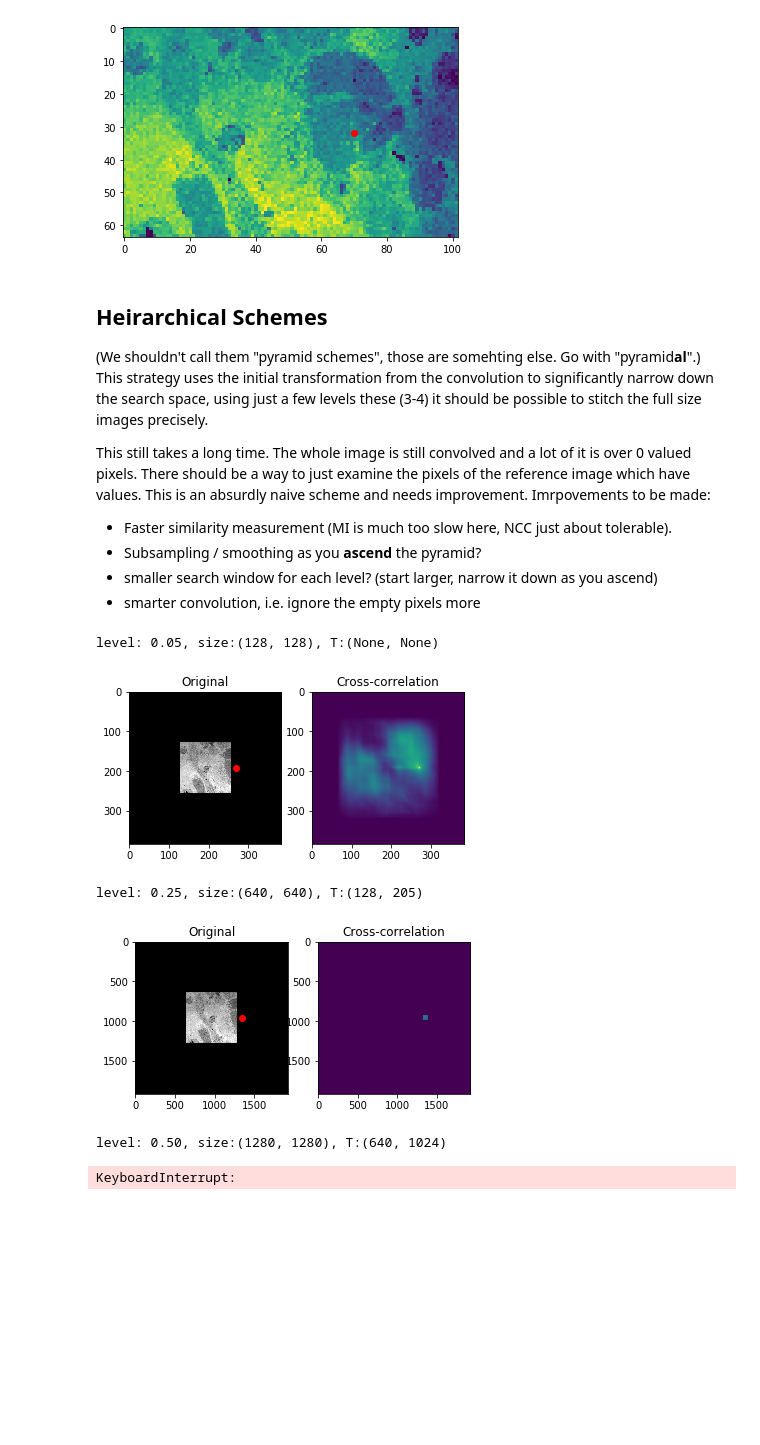
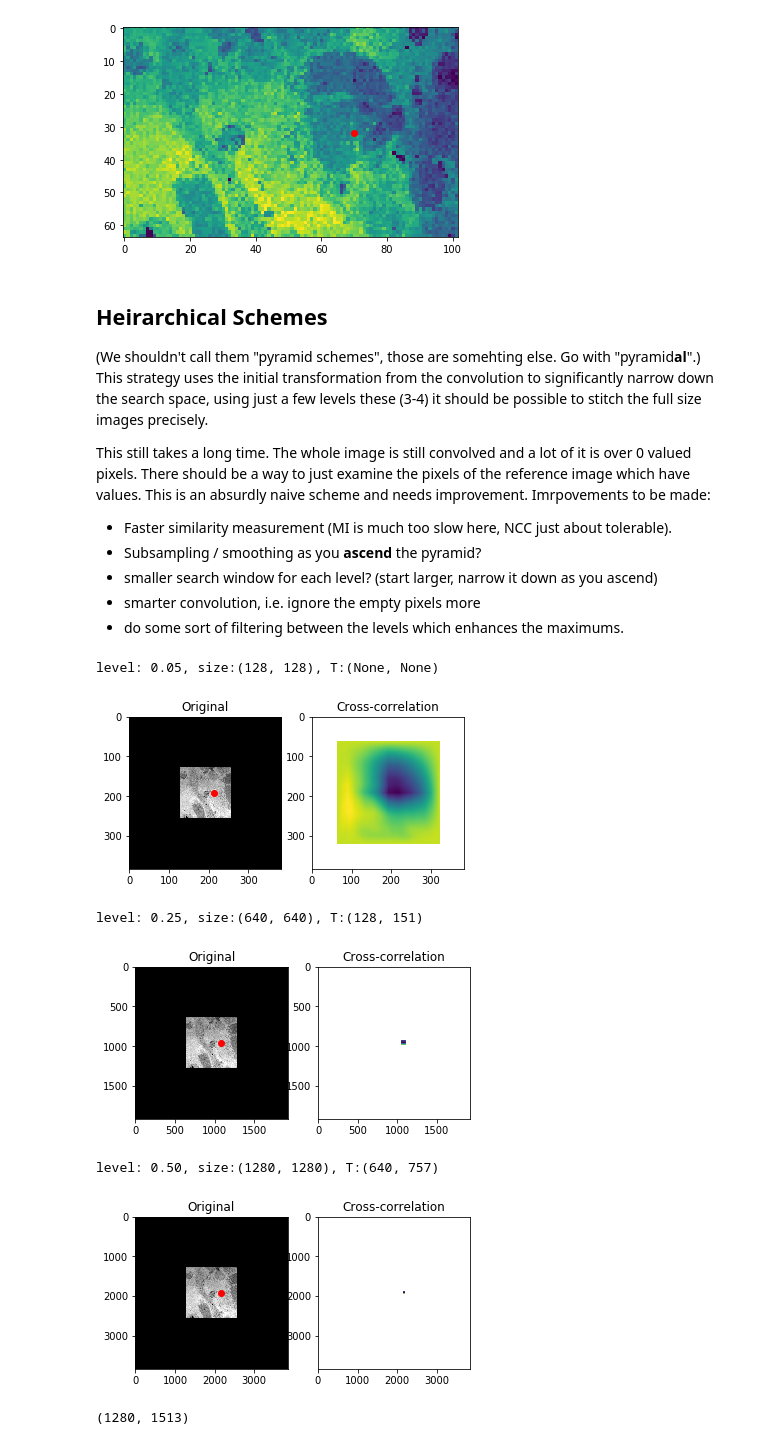
Before and after one commit to tristaaan/stitch-eval, a Jupyter notebook: notebooks/distance-method.ipynb, the cells around one changed output. Drawn from its saved outputs; the diff is of its cells as text; code cells hidden in the pictures; blank space fills up the shorter version.

```diff
--- a/notebooks/distance-method.ipynb
+++ b/notebooks/distance-method.ipynb
@@ -243,6 +243,7 @@ This still takes a long time. The whole image is still convolved and a lot of it
 - Subsampling / smoothing as you **ascend** the pyramid?
 - smaller search window for each level? (start larger, narrow it down as you ascend)
 - smarter convolution, i.e. ignore the empty pixels more
+- do some sort of filtering between the levels which enhances the maximums.
 # %%
 from math import ceil
 
@@ -268,6 +269,13 @@ def convolve_range(im, template, op, ranges=None):
             for j in range(start_j, w_len-tw+1):
                 op_res[i+offset_h, j+offset_w] = op(im[i:i+th, j:j+tw], template)
     return op_res
+
+def objective_function(measurement):
+    name = measurement.__name__
+    if name == 'NCC' or name == 'MI':
+        return np.argmax
+    elif name == 'SSD' or name == 'SAD':
+        return np.argmin
 
 def pyramidal(ref_name, mov_name, measurement, levels=[0.05, 0.25, 0.5]):
     '''
@@ -309,7 +317,7 @@ def pyramidal(ref_name, mov_name, measurement, levels=[0.05, 0.25, 0.5]):
             # find next T
             # print(T, ref.shape, mov.shape, ranges, level_diff)
             corr = convolve_range(ref, mov, measurement, ranges=ranges)
-            temp_T = np.unravel_index(np.argmax(corr), corr.shape)
+            temp_T = np.unravel_index(objective_function(measurement)(corr), corr.shape)
         else:
             # rescale images
             ref = np.array(ref_src.copy().resize(new_size)).astype('float64')
@@ -319,7 +327,7 @@ def pyramidal(ref_name, mov_name, measurement, levels=[0.05, 0.25, 0.5]):
             ref = np.pad(ref, ((p,p), (p,p)), 'constant', constant_values=(0,0))
             # find initial T
             corr = convolve(ref, mov, measurement)
-            temp_T = np.unravel_index(np.argmax(corr), corr.shape)
+            temp_T = np.unravel_index(objective_function(measurement)(corr), corr.shape)
 
         T = (int(temp_T[0] - int(p/2)), \
              int(temp_T[1] - int(p/2)) )
@@ -328,12 +336,13 @@ def pyramidal(ref_name, mov_name, measurement, levels=[0.05, 0.25, 0.5]):
 
     return ref_src, mov_src, T
 # %%
-ref, mov, transformation = pyramidal('T1_segment_1.tif', 'T1_segment_2.tif', MI)
+ref, mov, transformation = pyramidal('T1_segment_1.tif', 'T1_segment_2.tif', SSD)
 transformation
 # %% [output]
 level: 0.05, size:(128, 128), T:(None, None)
-[figure, old version]
+[figure, new version]
-level: 0.25, size:(640, 640), T:(128, 205)
+level: 0.25, size:(640, 640), T:(128, 151)
-[figure, old version]
+[figure, new version]
-level: 0.50, size:(1280, 1280), T:(640, 1024)
+level: 0.50, size:(1280, 1280), T:(640, 757)
+[figure, added]
-KeyboardInterrupt:
+(1280, 1513)
```
